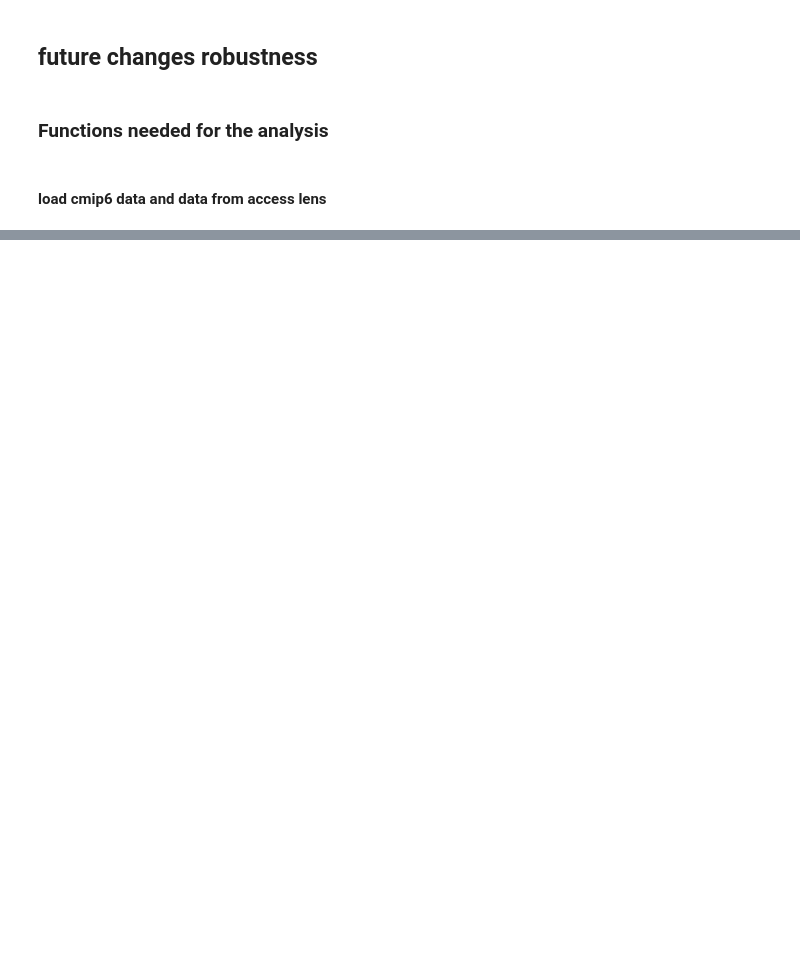
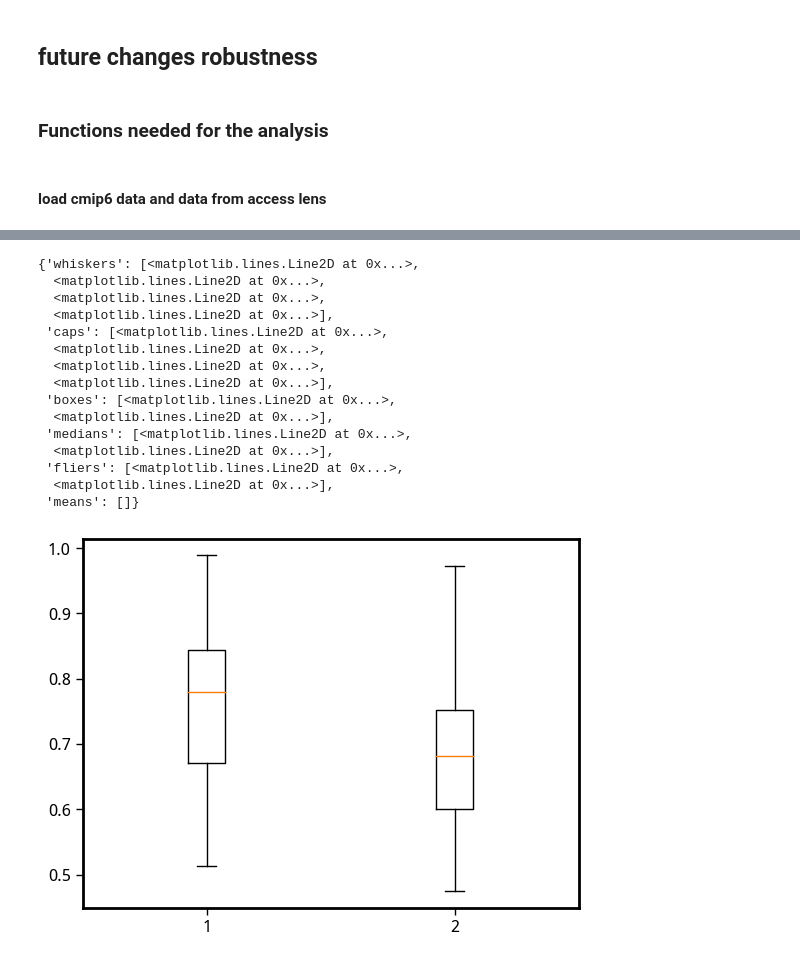
Before and after one commit to adisen99/enso_teleconnection_robustness, a Jupyter notebook: 02_future_robustness.ipynb, the cells around one changed output, grey strips where cells are left out. Drawn from its saved outputs; the diff is of its cells as text; code cells hidden in the pictures; blank space fills up the shorter version.

```diff
--- a/02_future_robustness.ipynb
+++ b/02_future_robustness.ipynb
@@ -129,0 +116,6 @@ pr_access_ssp1 = (xr.open_dataset('/g/data/ob22/as8561/data/enso_trans_stable/ss
+# %%
+ts_canesm_s5 = xr.open_dataset('/g/data/ob22/as8561/data/enso_trans_stable/sst_grad_res/lens/CanESM5_ssp5_ts.nc').ts
+pr_canesm_s5 = (xr.open_dataset('/g/data/ob22/as8561/data/enso_trans_stable/sst_grad_res/lens/CanESM5_ssp5_pr.nc').pr*86400*30)
+# %%
+ts_canesm_s2 = xr.open_dataset('/g/data/ob22/as8561/data/enso_trans_stable/sst_grad_res/lens/CanESM5_ssp2_ts.nc').ts
+pr_canesm_s2 = (xr.open_dataset('/g/data/ob22/as8561/data/enso_trans_stable/sst_grad_res/lens/CanESM5_ssp2_pr.nc').pr*86400*30)
@@ -138,7 +135,7 @@ nino34_access_ssp5 = funcs.detrend_separate_check(ts_access_ssp5_anom.sel(lat =
 # %%
-# ts_access_stable_anom = funcs.calc_anom(ts_access_stable, ts_access_ssp5.sel(model = 'ACCESS-ESM1-5_r10i1p1f1', time = slice('1960', '1990')))
-# tempporary_reg_mean = ts_access_ssp5_anom.sel(lat = slice(-5, 5), lon = slice(-170+360, -120+360)).weighted(weights_model).mean(('lat', 'lon'))
-# nino34_access_stable =  tempporary_reg_mean - tempporary_reg_mean.rolling(time=15).mean('time')
+with ProgressBar():
+    nino34_canesm_s5 = funcs.detrend_separate_check(ts_canesm_s5.sel(time = slice('1850', '2100')).sel(lat = slice(-5, 5), lon = slice(-170+360, -120+360)).weighted(weights_model).mean(('lat', 'lon')), dim='time', period=15).load()
+    nino34_canesm_s2 = funcs.detrend_separate_check(ts_canesm_s2.sel(time = slice('1850', '2100')).sel(lat = slice(-5, 5), lon = slice(-170+360, -120+360)).weighted(weights_model).mean(('lat', 'lon')), dim='time', period=15).load()
 # %%
 import regionmask
 # %%
@@ -239,0 +271,21 @@ array([-2.03177259e+01,  2.19750391e+01,  1.51597814e+00, -4.06988679e+00,
+# %%
+plt.boxplot([nino34_canesm_s2.sel(time = slice('2070', '2100')).std('time'),
+             nino34_canesm_s5.sel(time = slice('2070', '2100')).std('time'),
+            ])
+# %% [output]
+{'whiskers': [<matplotlib.lines.Line2D at 0x...>,
+  <matplotlib.lines.Line2D at 0x...>,
+  <matplotlib.lines.Line2D at 0x...>,
+  <matplotlib.lines.Line2D at 0x...>],
+ 'caps': [<matplotlib.lines.Line2D at 0x...>,
+  <matplotlib.lines.Line2D at 0x...>,
+  <matplotlib.lines.Line2D at 0x...>,
+  <matplotlib.lines.Line2D at 0x...>],
+ 'boxes': [<matplotlib.lines.Line2D at 0x...>,
+  <matplotlib.lines.Line2D at 0x...>],
+ 'medians': [<matplotlib.lines.Line2D at 0x...>,
+  <matplotlib.lines.Line2D at 0x...>],
+ 'fliers': [<matplotlib.lines.Line2D at 0x...>,
+  <matplotlib.lines.Line2D at 0x...>],
+ 'means': []}
+[figure, added]
```
Also changed, not shown: parts of 64 cells of this notebook, 1 other file.
